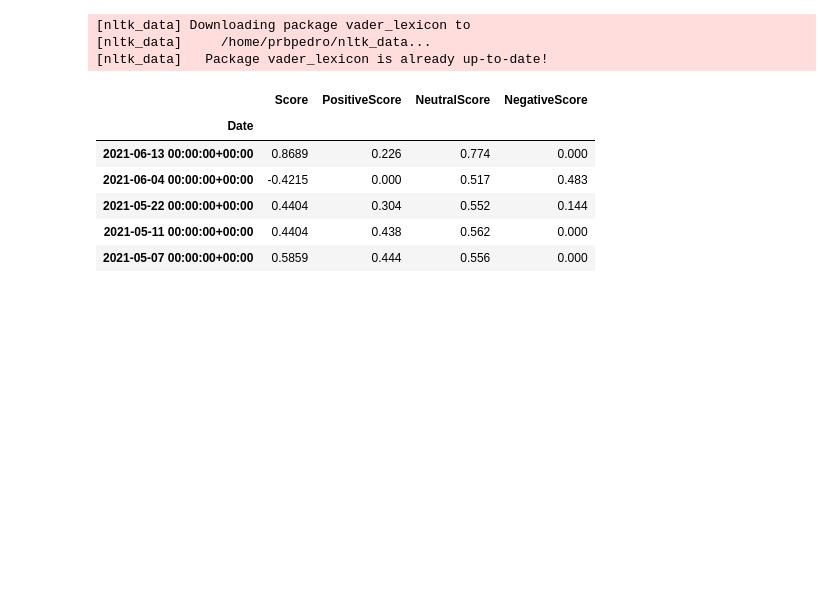
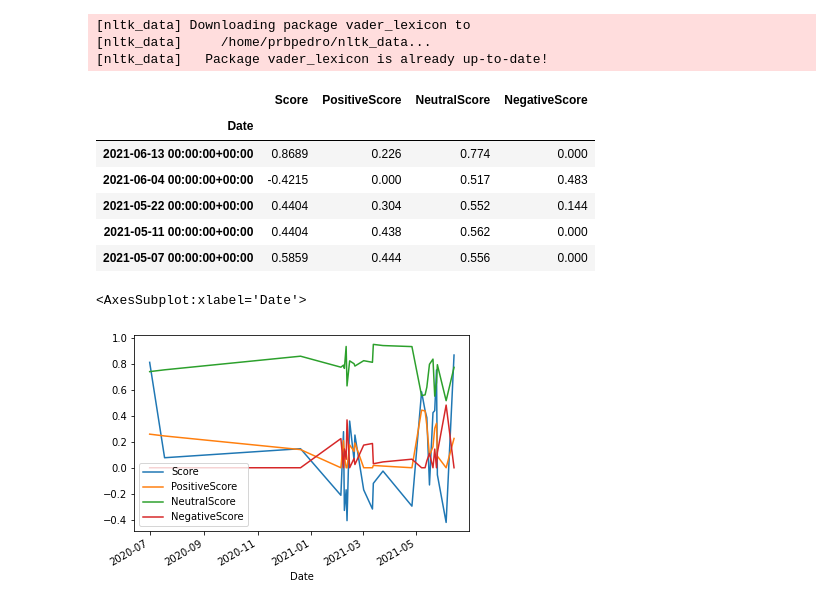
Before and after one commit to prbpedro/tcc_puc, a Jupyter notebook: src/1_pre_processing_em_tweets.ipynb, the cells around one changed output. Saved outputs shown, nothing was run; the diff lists cells and outputs as text; code cells hidden in the pictures; blank space fills up the shorter version.

```diff
--- a/src/1_pre_processing_em_tweets.ipynb
+++ b/src/1_pre_processing_em_tweets.ipynb
@@ -150,3 +150,8 @@ df.head()
 | 2021-05-22 00:00:00+00:00 | 0.4404 | 0.304 | 0.552 | 0.144 |
 | 2021-05-11 00:00:00+00:00 | 0.4404 | 0.438 | 0.562 | 0.000 |
 | 2021-05-07 00:00:00+00:00 | 0.5859 | 0.444 | 0.556 | 0.000 |
+# %%
+df.plot()
+# %% [output]
+<AxesSubplot:xlabel='Date'>
+[figure, added]
```
Also changed, not shown: 3 other files.
